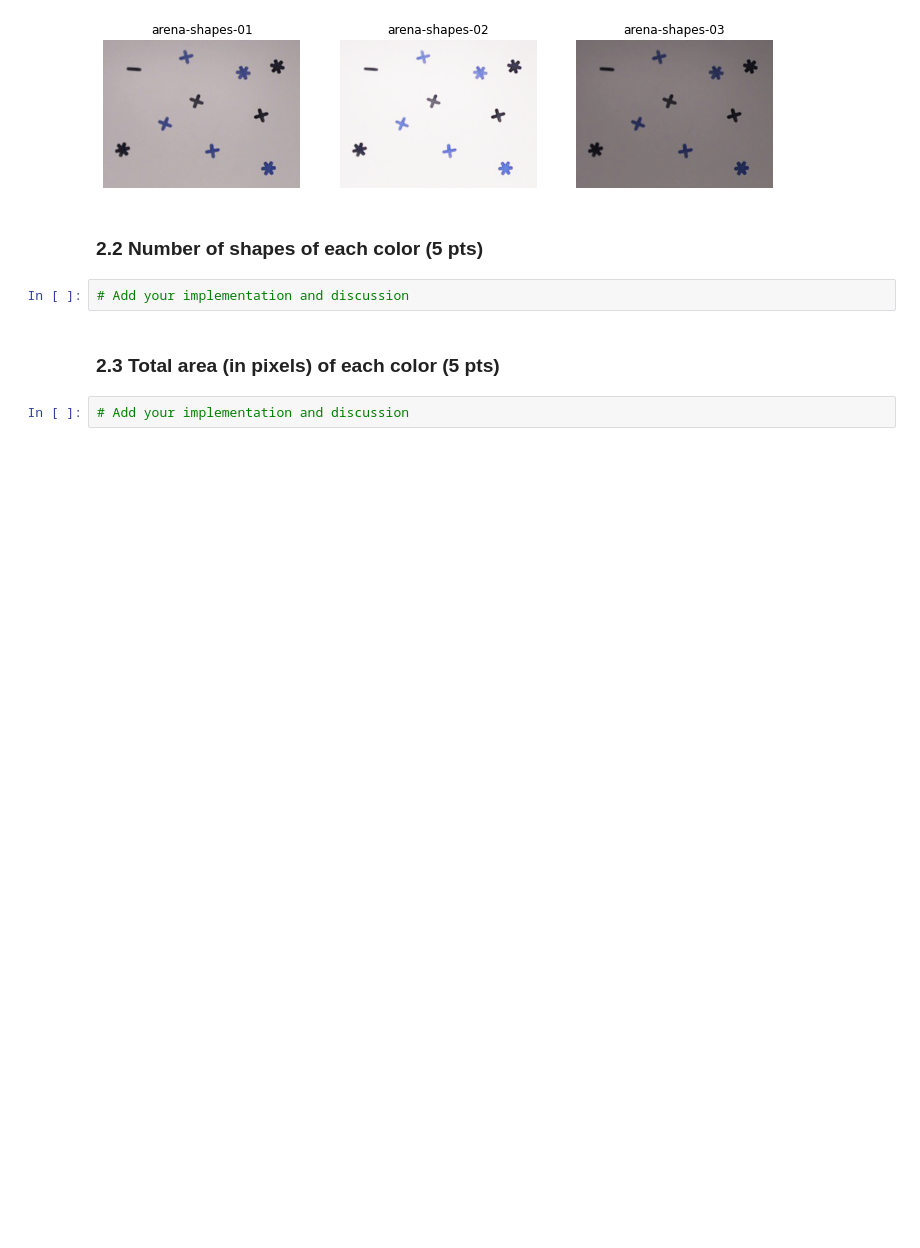
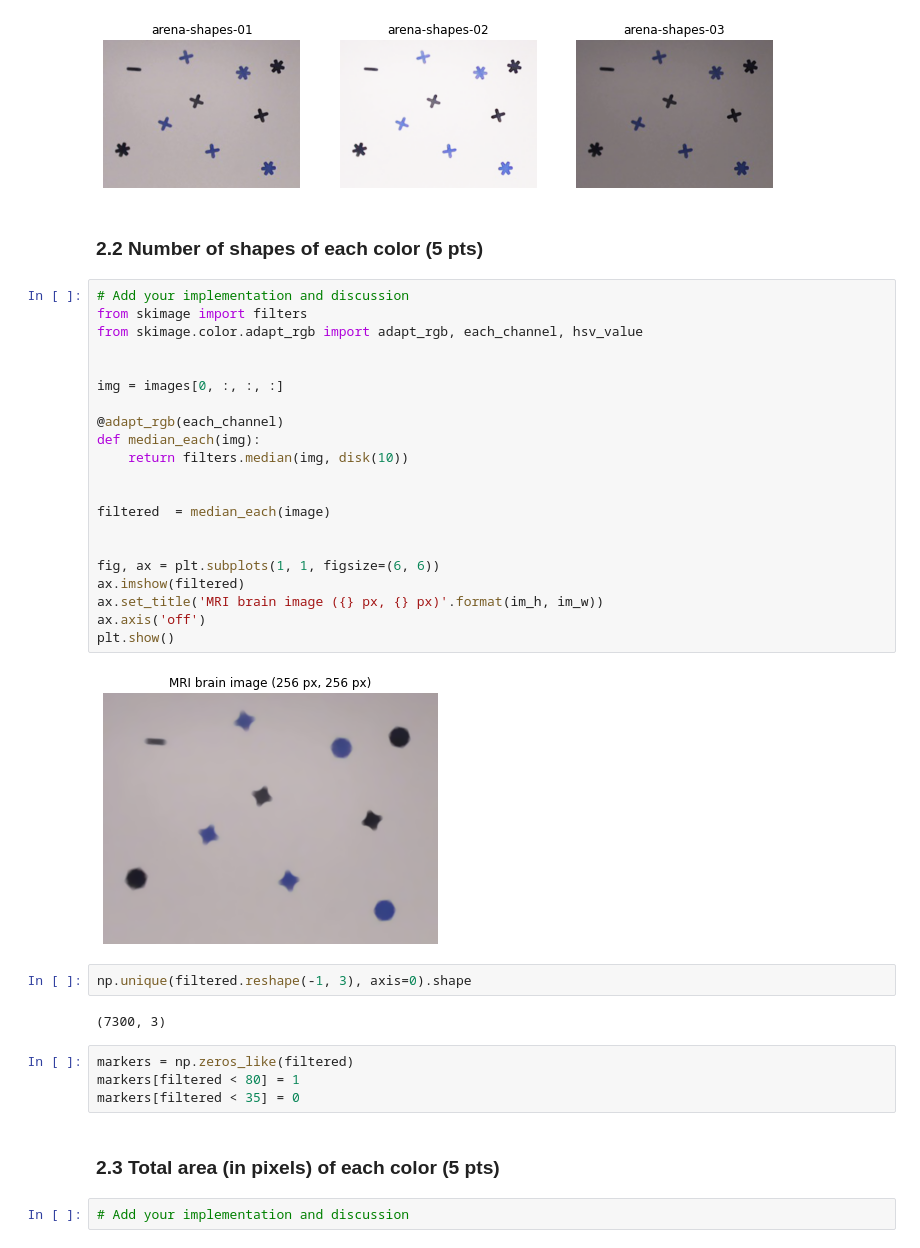
Before and after one commit to benhaj/ImageAnalysisPatternRecognition-labs, a Jupyter notebook: labs/lab_01_segmentation-Copy1.ipynb, the cells around one changed output. Cells and saved outputs as stored; diff of their text form; blank space fills up the shorter version.

```diff
--- a/labs/lab_01_segmentation-Copy1.ipynb
+++ b/labs/lab_01_segmentation-Copy1.ipynb
@@ -468,8 +472,37 @@ plt.show()
 [figure]
 # %% [markdown]
 ### 2.2 Number of shapes of each color (5 pts)
-# %%
-# Add your implementation and discussion
+# %%
+# Add your implementation and discussion
+from skimage import filters
+from skimage.color.adapt_rgb import adapt_rgb, each_channel, hsv_value
+
+
+img = images[0, :, :, :]
+
+@adapt_rgb(each_channel)
+def median_each(img):
+    return filters.median(img, disk(10))
+
+
+filtered  = median_each(image)
+
+
+fig, ax = plt.subplots(1, 1, figsize=(6, 6))
+ax.imshow(filtered)
+ax.set_title('MRI brain image ({} px, {} px)'.format(im_h, im_w))
+ax.axis('off')
+plt.show()
+# %% [output]
+[figure, added]
+# %%
+np.unique(filtered.reshape(-1, 3), axis=0).shape
+# %% [output]
+(7300, 3)
+# %%
+markers = np.zeros_like(filtered)
+markers[filtered < 80] = 1
+markers[filtered < 35] = 0
 # %% [markdown]
 ### 2.3 Total area (in pixels) of each color (5 pts)
 # %%
```
Also changed, not shown: parts of 1 cell of this notebook.
